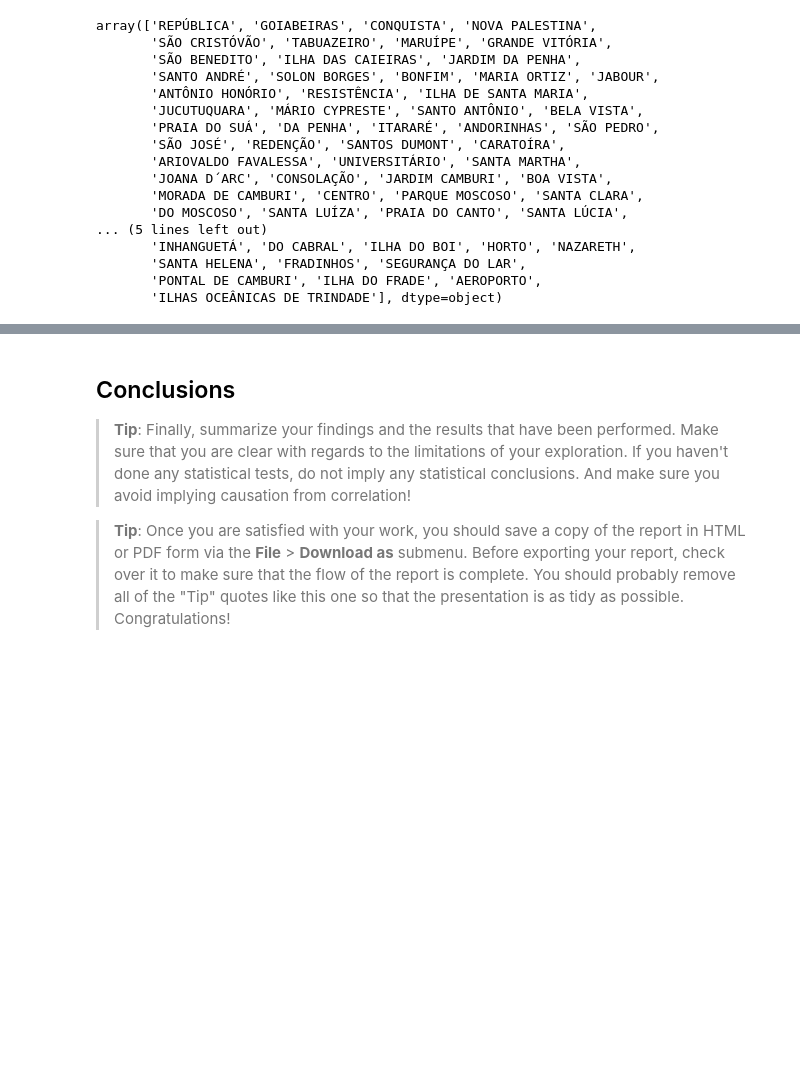
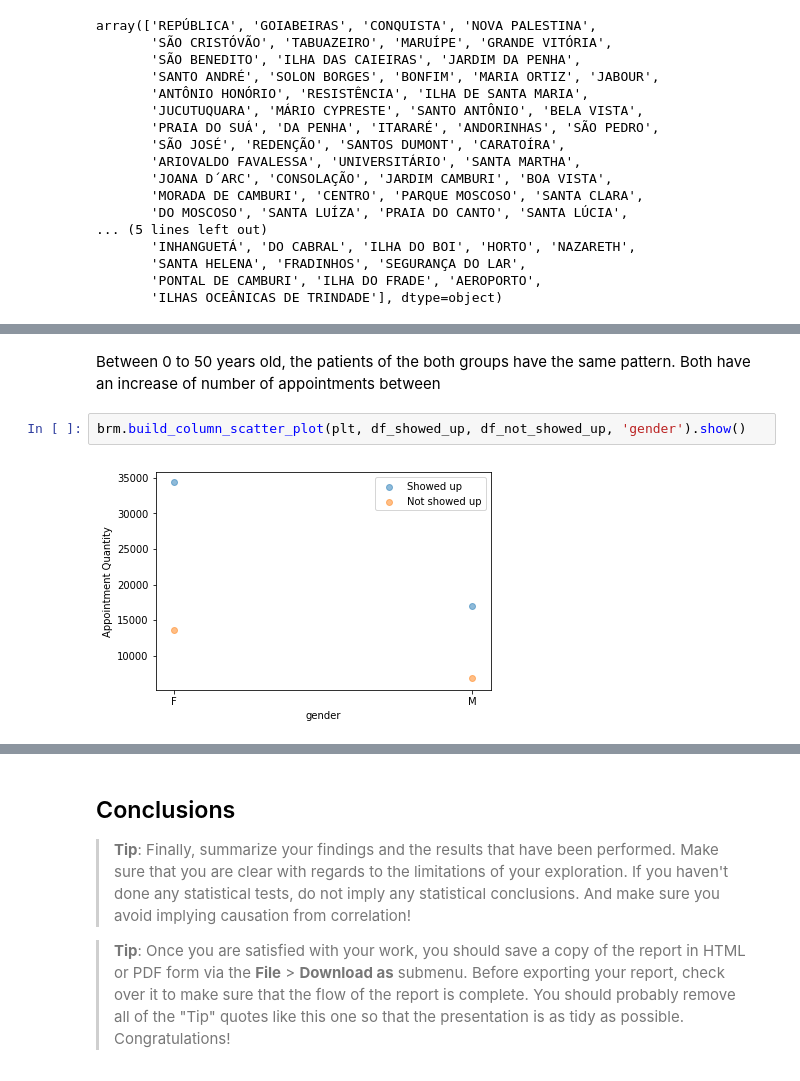
Before and after one commit to alexandregpereira/brasilmigue, a Jupyter notebook: brasil_migue_results.ipynb, the cells around one changed output, grey strips where cells are left out. Saved outputs shown, nothing was run; the diff lists cells and outputs as text; blank space fills up the shorter version.

```diff
--- a/brasil_migue_results.ipynb
+++ b/brasil_migue_results.ipynb
@@ -507,0 +534,6 @@ array(['REPÚBLICA', 'GOIABEIRAS', 'CONQUISTA', 'NOVA PALESTINA',
+# %% [markdown]
+Between 0 to 50 years old, the patients of the both groups have the same pattern. Both have an increase of number of appointments between
+# %%
+brm.build_column_scatter_plot(plt, df_showed_up, df_not_showed_up, 'gender').show()
+# %% [output]
+[figure, added]
```
Also changed, not shown: parts of 21 cells of this notebook, 1 other file.
